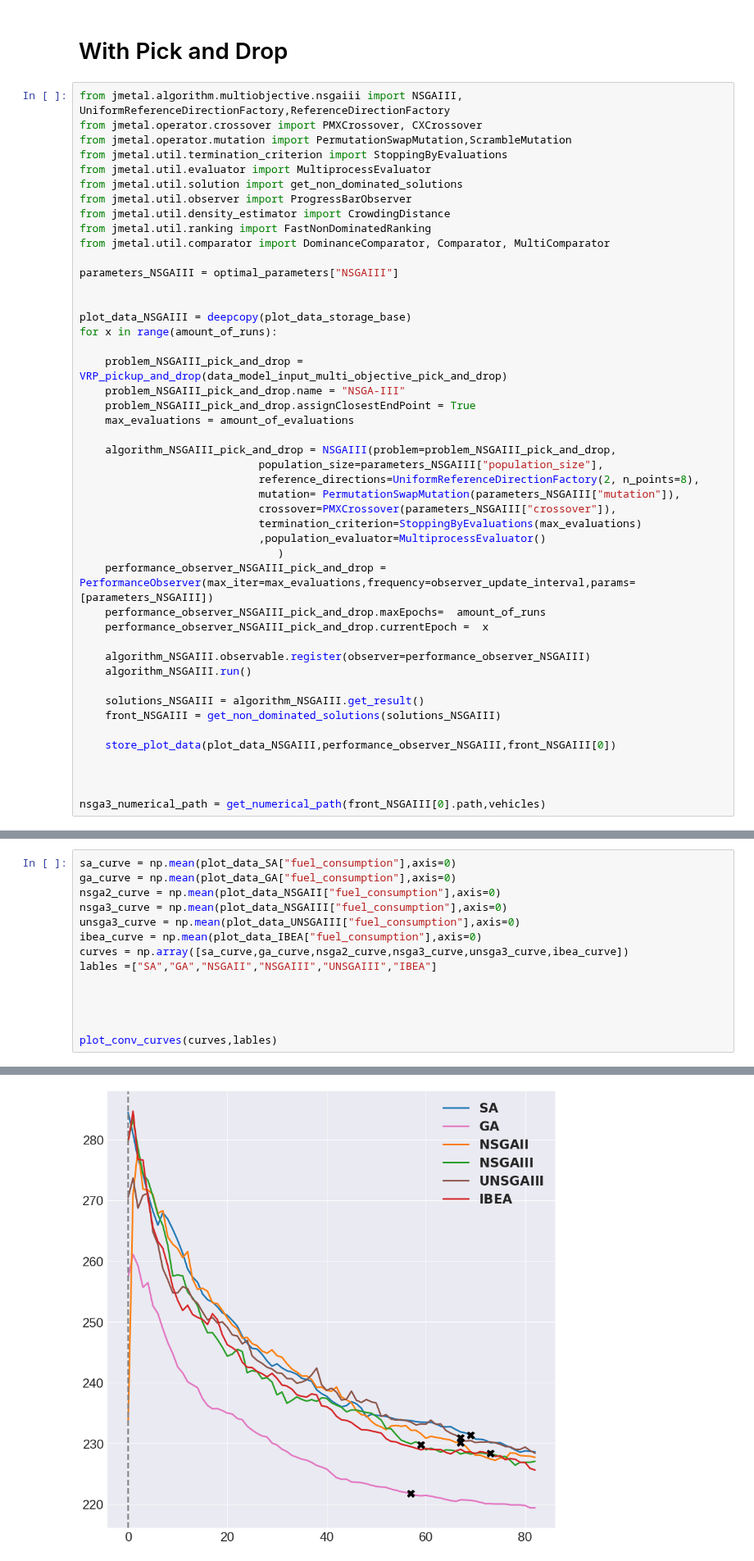
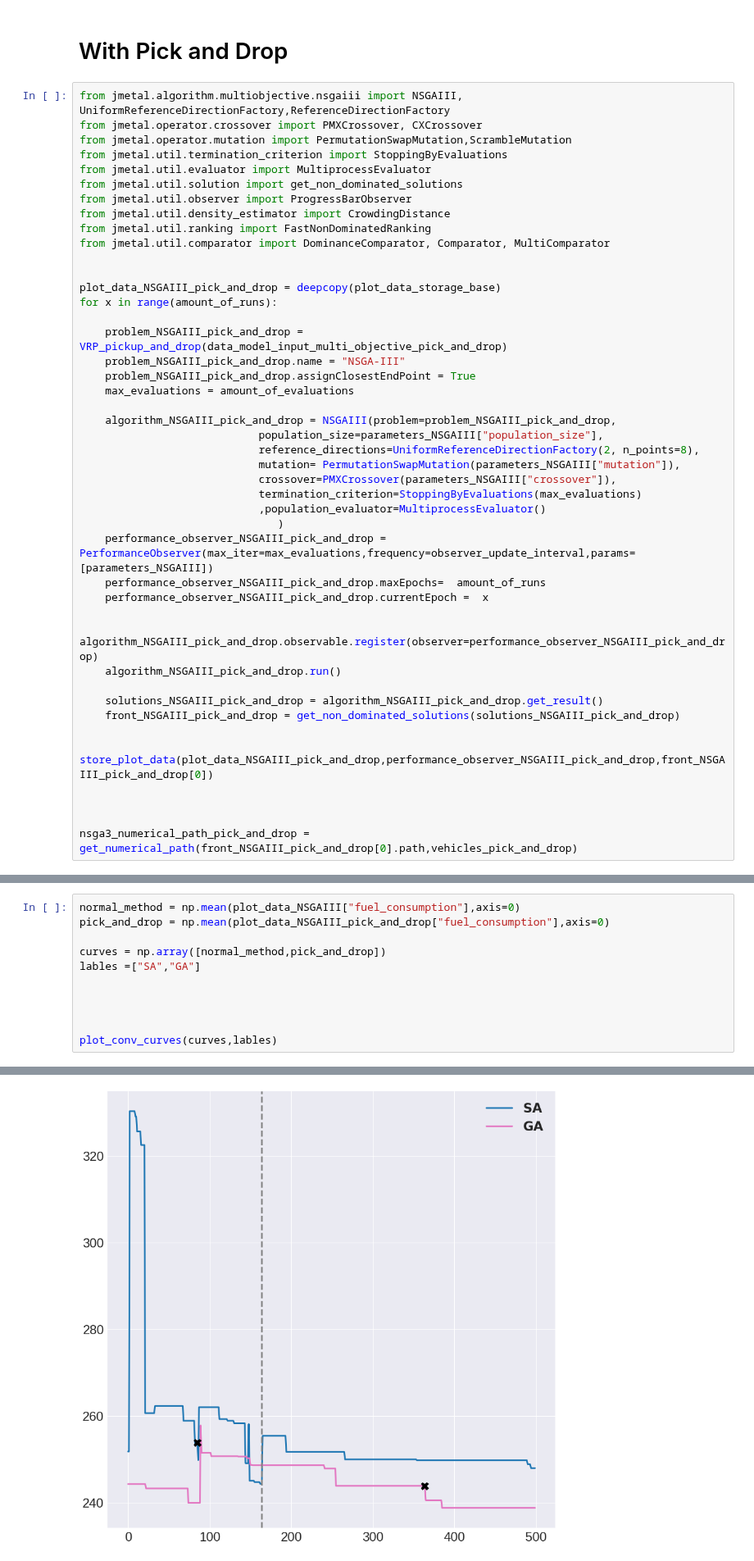
Before and after one commit to kallekj/Explorer, a Jupyter notebook: src/Pick_and_Drop_test.ipynb, the cells around one changed output, grey strips where cells are left out. Shown at 82% size. Drawn from its saved outputs; the diff is of its cells as text.

```diff
--- a/src/Pick_and_Drop_test.ipynb
+++ b/src/Pick_and_Drop_test.ipynb
@@ -238,10 +248,8 @@ from jmetal.util.density_estimator import CrowdingDistance
 from jmetal.util.ranking import FastNonDominatedRanking
 from jmetal.util.comparator import DominanceComparator, Comparator, MultiComparator
 
-parameters_NSGAIII = optimal_parameters["NSGAIII"]
 
-
-plot_data_NSGAIII = deepcopy(plot_data_storage_base)
+plot_data_NSGAIII_pick_and_drop = deepcopy(plot_data_storage_base)
 for x in range(amount_of_runs):
 
     problem_NSGAIII_pick_and_drop = VRP_pickup_and_drop(data_model_input_multi_objective_pick_and_drop)
@@ -261,15 +269,15 @@ for x in range(amount_of_runs):
     performance_observer_NSGAIII_pick_and_drop.maxEpochs=  amount_of_runs
     performance_observer_NSGAIII_pick_and_drop.currentEpoch =  x
 
-    algorithm_NSGAIII.observable.register(observer=performance_observer_NSGAIII)
-    algorithm_NSGAIII.run()
+    algorithm_NSGAIII_pick_and_drop.observable.register(observer=performance_observer_NSGAIII_pick_and_drop)
+    algorithm_NSGAIII_pick_and_drop.run()
 
-    solutions_NSGAIII = algorithm_NSGAIII.get_result()
-    front_NSGAIII = get_non_dominated_solutions(solutions_NSGAIII)
+    solutions_NSGAIII_pick_and_drop = algorithm_NSGAIII_pick_and_drop.get_result()
+    front_NSGAIII_pick_and_drop = get_non_dominated_solutions(solutions_NSGAIII_pick_and_drop)
 
-    store_plot_data(plot_data_NSGAIII,performance_observer_NSGAIII,front_NSGAIII[0])
+    store_plot_data(plot_data_NSGAIII_pick_and_drop,performance_observer_NSGAIII_pick_and_drop,front_NSGAIII_pick_and_drop[0])
 
 
 
-nsga3_numerical_path = get_numerical_path(front_NSGAIII[0].path,vehicles)
+nsga3_numerical_path_pick_and_drop = get_numerical_path(front_NSGAIII_pick_and_drop[0].path,vehicles_pick_and_drop)
 # %% [output]
@@ -288,18 +321,15 @@ Vehicle amount:10
 # %%
-sa_curve = np.mean(plot_data_SA["fuel_consumption"],axis=0)
-ga_curve = np.mean(plot_data_GA["fuel_consumption"],axis=0)
-nsga2_curve = np.mean(plot_data_NSGAII["fuel_consumption"],axis=0)
-nsga3_curve = np.mean(plot_data_NSGAIII["fuel_consumption"],axis=0)
-unsga3_curve = np.mean(plot_data_UNSGAIII["fuel_consumption"],axis=0)
-ibea_curve = np.mean(plot_data_IBEA["fuel_consumption"],axis=0)
-curves = np.array([sa_curve,ga_curve,nsga2_curve,nsga3_curve,unsga3_curve,ibea_curve])
-lables =["SA","GA","NSGAII","NSGAIII","UNSGAIII","IBEA"]
+normal_method = np.mean(plot_data_NSGAIII["fuel_consumption"],axis=0)
+pick_and_drop = np.mean(plot_data_NSGAIII_pick_and_drop["fuel_consumption"],axis=0)
+
+curves = np.array([normal_method,pick_and_drop])
+lables =["SA","GA"]
 
 
 
 
 plot_conv_curves(curves,lables)
 # %% [output]
 (<AxesSubplot:>, <Figure size 1080x1080 with 1 Axes>)
-[figure, old version]
+[figure, new version]
 # %%
```
Also changed, not shown: parts of 13 cells of this notebook, 41 other files.
